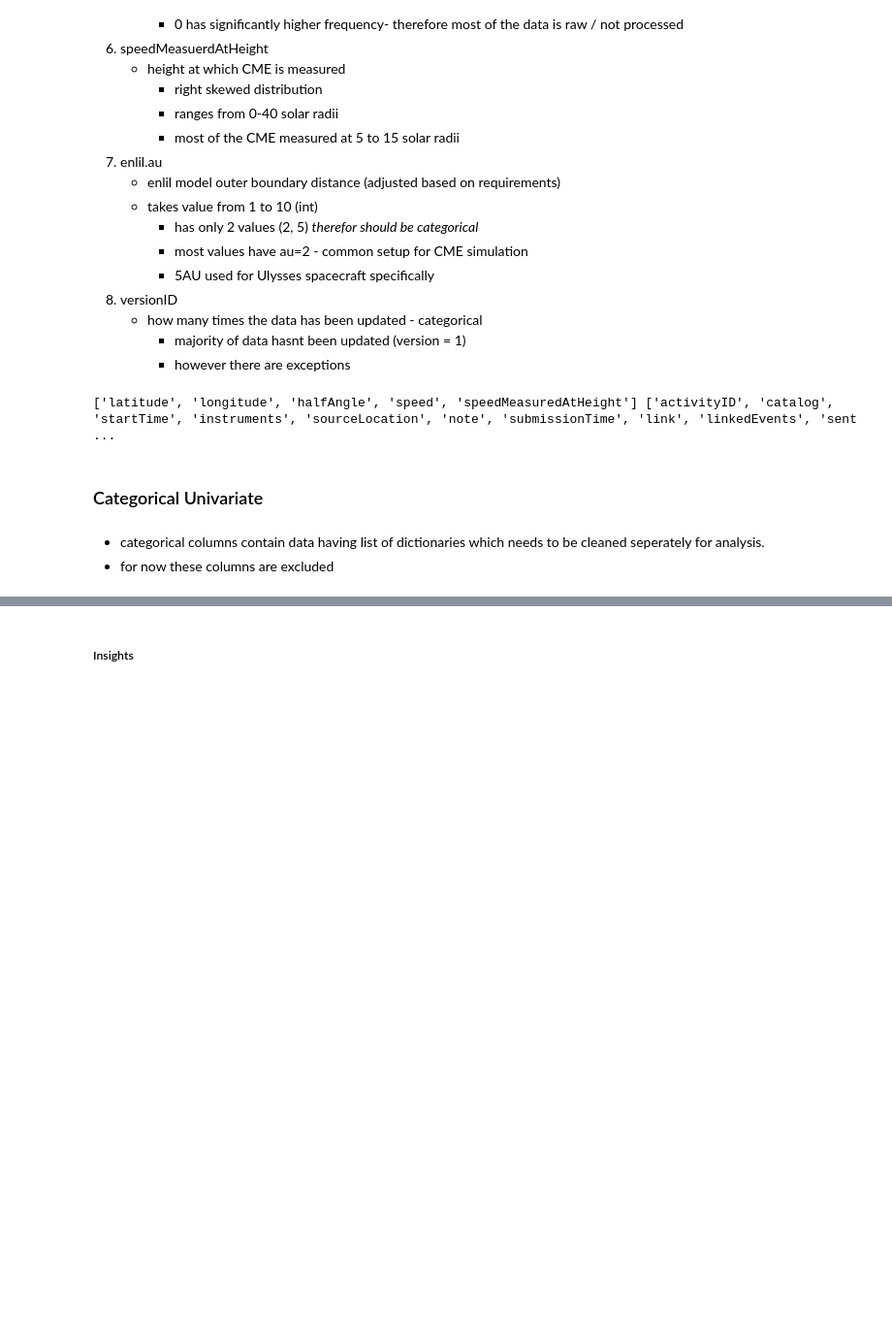
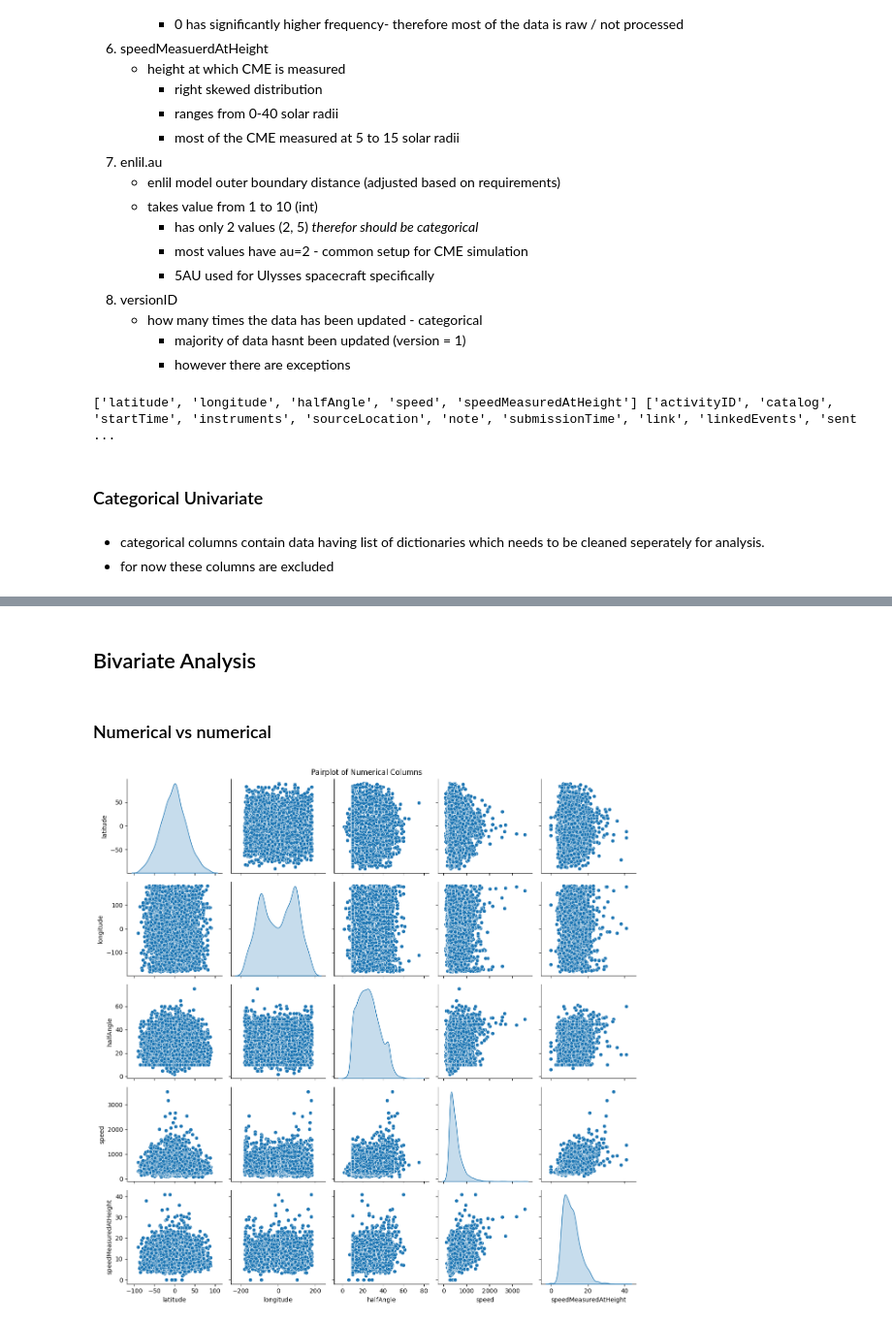
Before and after one commit to AERI078/space_weather_analysis_and_prediction, a Jupyter notebook: notebooks/EDA_CME.ipynb, the cells around one changed output, grey strips where cells are left out. Shown at 97% size. Saved outputs shown, nothing was run; the diff lists cells and outputs as text; code cells hidden in the pictures; blank space fills up the shorter version.

```diff
--- a/notebooks/EDA_CME.ipynb
+++ b/notebooks/EDA_CME.ipynb
@@ -481,2 +513,11 @@ KeyboardInterrupt:
-# %% [markdown]
-##### Insights
+# %% [markdown]
+## Bivariate Analysis
+# %% [markdown]
+### Numerical vs numerical
+# %%
+g = sns.pairplot(df[numerical], diag_kind='kde')
+g.figure.suptitle('Pairplot of Numerical Columns')
+plt.tight_layout()
+plt.show()
+# %% [output]
+[figure, added]
```
Also changed, not shown: parts of 19 cells of this notebook, 12 other files.
